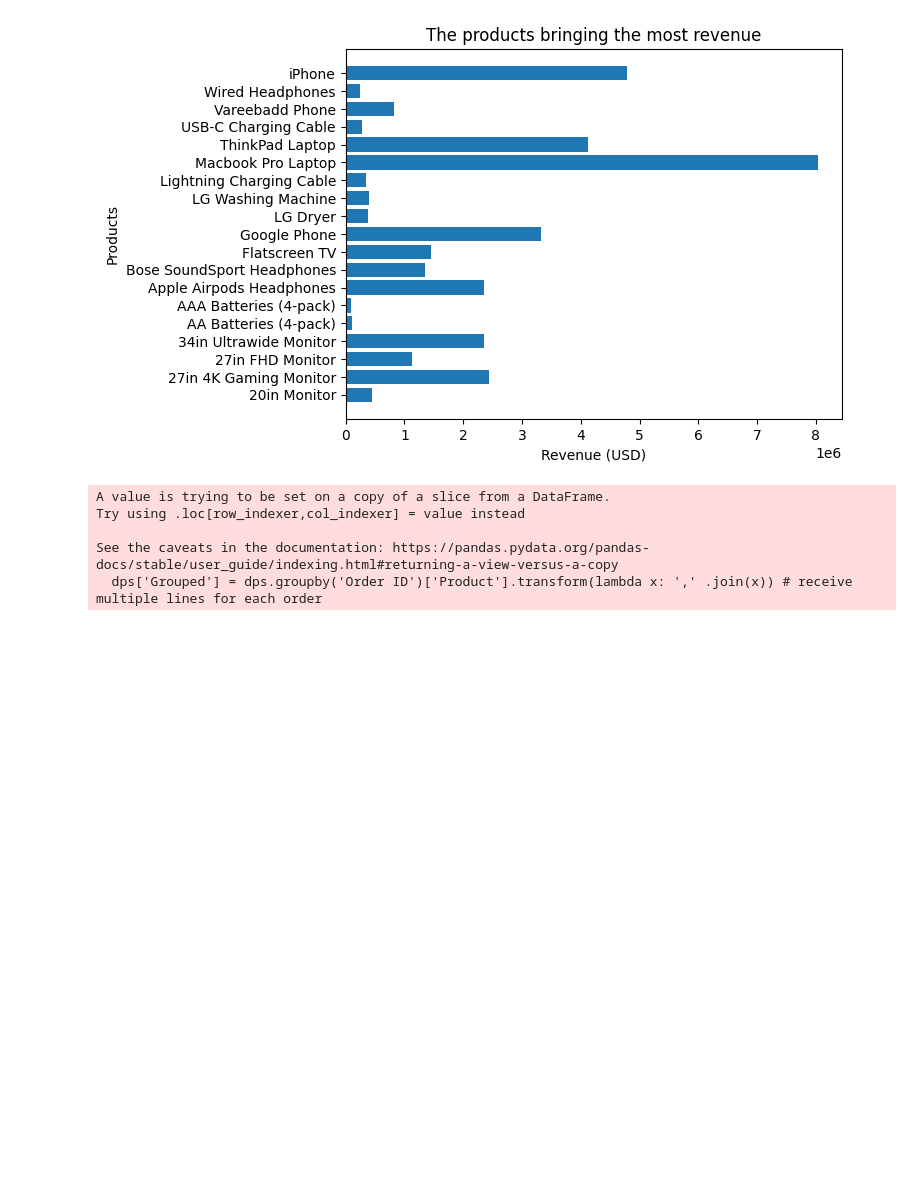
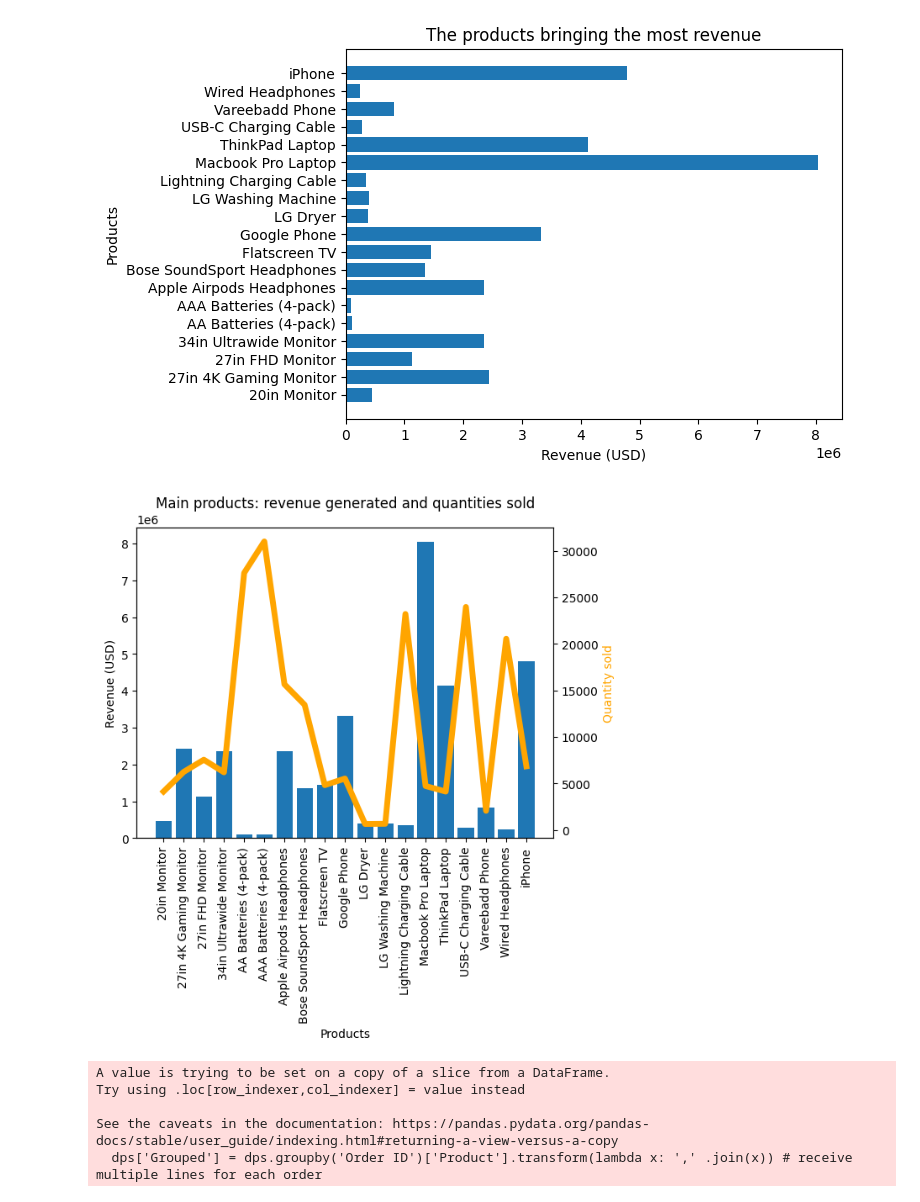
Before and after one commit to mezenka/Python_DataExploration, a Jupyter notebook: pandas_ds1.ipynb, the cells around one changed output. Cells and saved outputs as stored; diff of their text form; code cells hidden in the pictures; blank space fills up the shorter version.

```diff
--- a/pandas_ds1.ipynb
+++ b/pandas_ds1.ipynb
@@ -443,6 +443,25 @@ plt.title('The products bringing the most revenue')
 plt.show()
 # %% [output]
 [figure]
+# %%
+# plotting the most sold products detailing generated revenue and quantities sold
+product_group = all_data.groupby('Product')
+qty_ordered = product_group.sum()['Quantity Ordered']
+sls_amt = product_group.sum()['Sales']
+products = [product for product, df in product_group]
+
+fig, ax1 = plt.subplots()
+ax2 = ax1.twinx()
+ax1.bar(products, sls_amt)
+ax2.plot(products, qty_ordered, 'b-', color='orange', linewidth=5)
+ax1.xaxis.set_tick_params(rotation=90)
+ax1.set_xlabel('Products')
+ax1.set_ylabel('Revenue (USD)')
+ax2.set_ylabel('Quantity sold', color='orange')
+plt.title('Main products: revenue generated and quantities sold')
+plt.show()
+# %% [output]
+[figure, added]
 # %%
 # finding products that were sold bundled together
 # finding orders with several products on them
```
